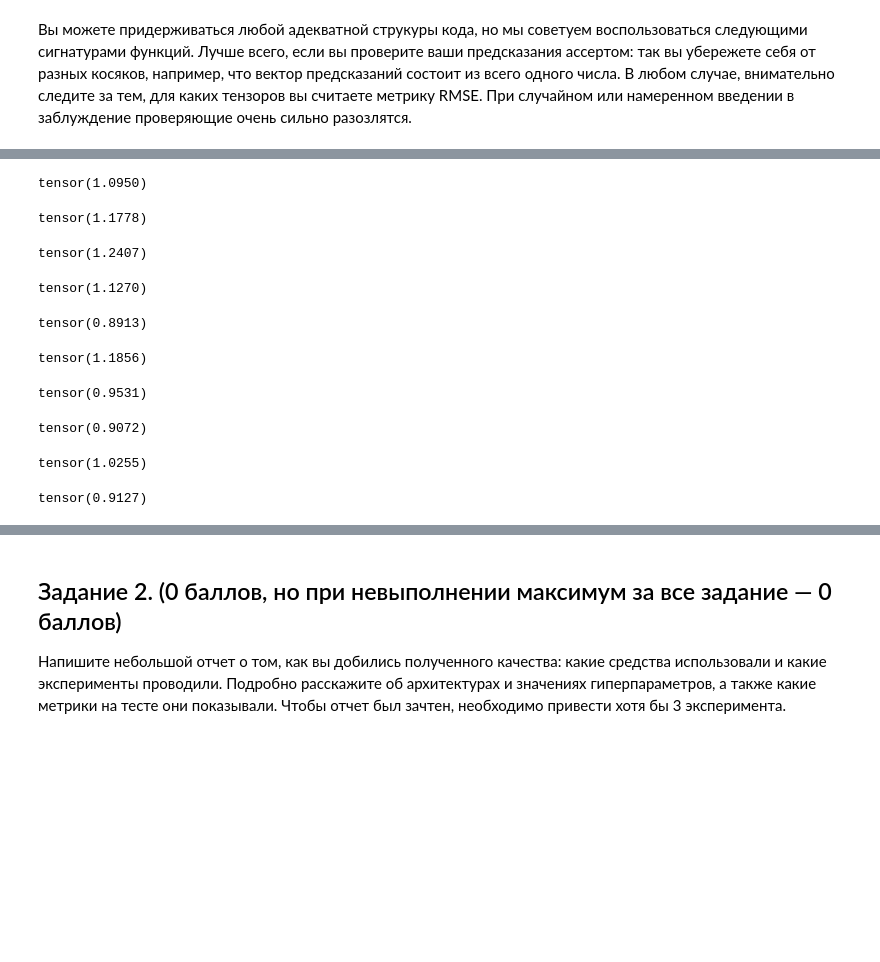
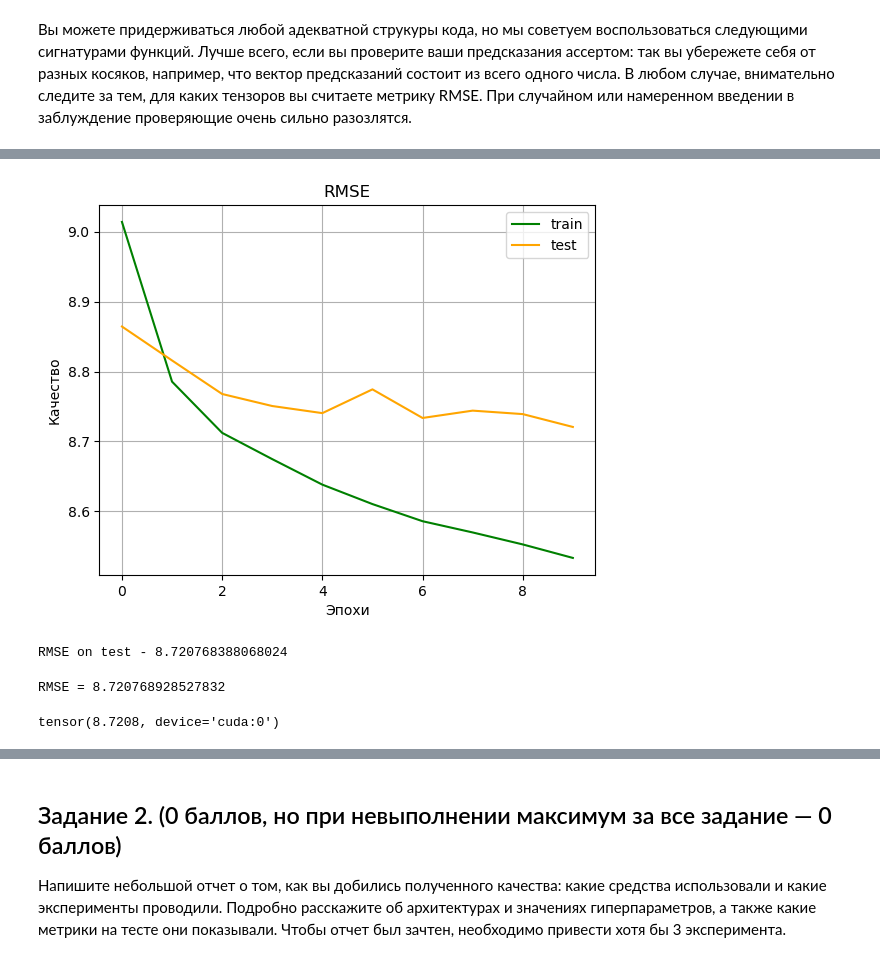
Before and after one commit to KuBaN658/DeepLearning, a Jupyter notebook: hw/homework-01.ipynb, the cells around one changed output, grey strips where cells are left out. Cells and saved outputs as stored; diff of their text form; code cells hidden in the pictures; blank space fills up the shorter version.

```diff
--- a/hw/homework-01.ipynb
+++ b/hw/homework-01.ipynb
@@ -189,33 +230,48 @@ def train(model, optimizer, criterion, train_loader, test_loader, n_epochs=10):
         test_loader - torch.utils.data.Dataloader with test set
                       (if you wish to validate during training)
     """
-    train_loss_log, train_acc_log, val_loss_log, val_acc_log = [], [], [], []
+    loss_train = []
+    loss_test = []
     for epoch in range(n_epochs):
 
-        train_epoch_loss, train_epoch_true_hits = torch.empty(0), torch.empty(0)
+        loss_train_epoch = []
+        loss_test_epoch = []
+        mean_epoch = []
 
         model.train()
         for imgs, labels in tqdm(train_loader, desc=f"Training, epoch {epoch}", leave=False):
             imgs, labels = imgs.to(device), labels.to(device)
             y_pred = model(imgs)
+            pred = y_pred.clone().cpu()
+            pred_year = pred.detach().numpy() * std_y + mean_y
+            y_true = labels.clone().cpu()
+            true_year = y_true.detach().numpy() * std_y + mean_y
+            rmse = (((pred_year - true_year) ** 2).sum() / len(pred_year)) ** 0.5
             loss = criterion(y_pred, labels)
             loss.backward()
             optimizer.step()
             optimizer.zero_grad()
+            loss_train_epoch.append(rmse)
 
-
-            # train_epoch_loss = torch.cat(train_epoch_loss, loss.cpu().unsqueeze(0) / labels.cpu().size(0))
-
-        val_epoch_loss, val_epoch_true_hits = torch.empty(0), torch.empty(0)
+        loss_train.append(torch.tensor(loss_train_epoch).mean().item())
+        print(f'RMSE on train - {loss_train[-1]}')
 
         model.eval()
         with torch.no_grad():
             for imgs, labels in tqdm(test_loader, desc=f"Validating, epoch {epoch}", leave=False):
                 imgs, labels = imgs.to(device), labels.to(device)
                 y_pred = model(imgs)
+                pred = y_pred.clone().cpu()
+                pred_year = pred.detach().numpy() * std_y + mean_y
+                y_true = labels.clone().cpu()
+                true_year = y_true.detach().numpy() * std_y + mean_y
+                rmse = (((pred_year - true_year) ** 2).sum() / len(pred_year)) ** 0.5
                 loss = criterion(y_pred, labels)
-            print(loss)
-                # val_epoch_loss = torch.cat(val_epoch_loss, loss.cpu().unsqueeze(0) / labels.cpu().size(0))
+                loss_test_epoch.append(rmse)
+
+            loss_test.append(torch.tensor(loss_test_epoch).mean().item())
+            plot_rmse(np.arange(epoch + 1), loss_train, np.arange(epoch + 1), loss_test)
+            print(f'RMSE on test - {loss_test[-1]}')
 
 
 
@@ -232,21 +288,25 @@ def test(model, criterion, test_loader):
         predicts - torch.tensor with shape (len(test_loader.dataset), ),
                    which contains predictions for test objects
     """
-    # YOUR CODE HERE (－.－)...zzzZZZzzzZZZ
-    predicts = torch.ones(len(test_loader.dataset))
+    model.eval()
+    with torch.no_grad():
+        imgs, labels = next(iter(test_loader))
+        imgs, labels = imgs.to(device), labels.to(device)
+        predicts = model(imgs)  * std_y + mean_y
+        true = labels * std_y + mean_y
+
+        print(f"RMSE = {(((predicts - true) ** 2).sum() / predicts.size()[0]) ** 0.5}")
+
     return predicts
 # %%
-train(model, optimizer, criterion, train_loader, test_loader)
+train(model, optimizer, criterion, train_loader, test_loader, n_epochs=10)
 # %% [output]
+[figure, added]
-tensor(1.0950)
+RMSE on test - 8.720768388068024
-tensor(1.1778)
-tensor(1.2407)
-tensor(1.1270)
-tensor(0.8913)
-tensor(1.1856)
-tensor(0.9531)
-tensor(0.9072)
-tensor(1.0255)
-tensor(0.9127)
+# %%
+(((torch.from_numpy(y_test).reshape(-1, 1).cuda() - test(model, criterion, test_loader)) ** 2).sum() / y_test.shape[-1]) ** 0.5
+# %% [output]
+RMSE = 8.720768928527832
+tensor(8.7208, device='cuda:0')
 # %%
 assert test(model, criterion, test_loader).shape[0] == y_test.shape[0]
```
Also changed, not shown: parts of 11 cells of this notebook, 1 other file.
